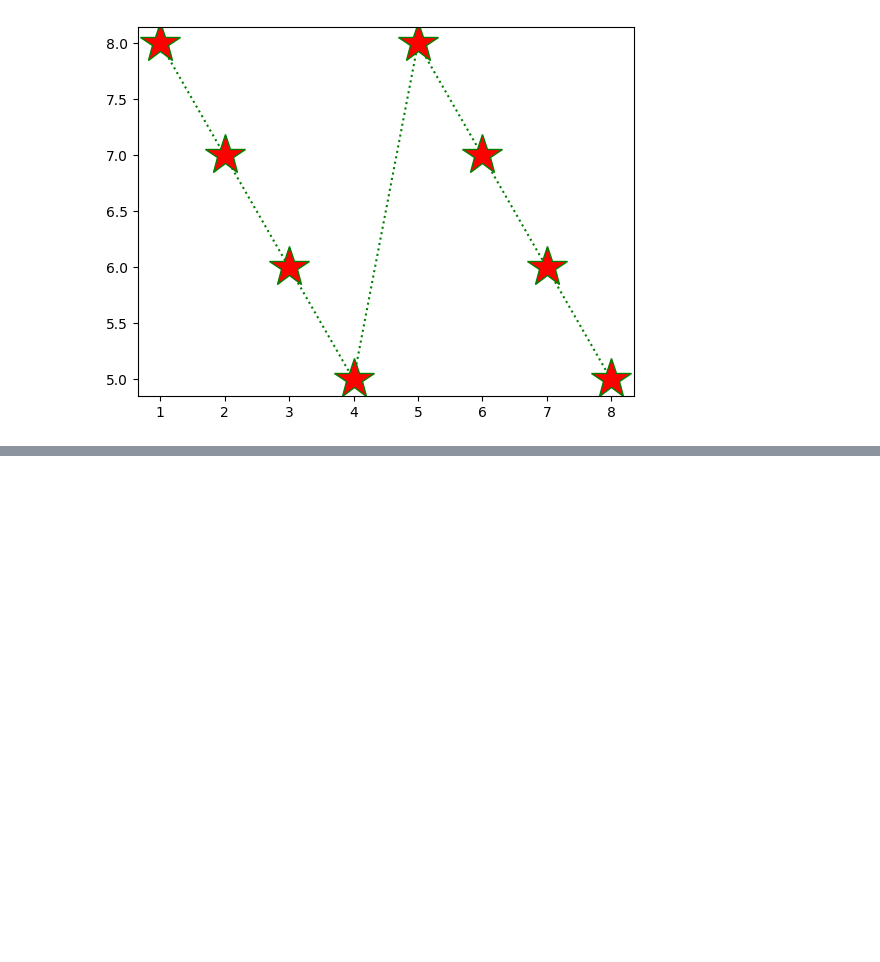
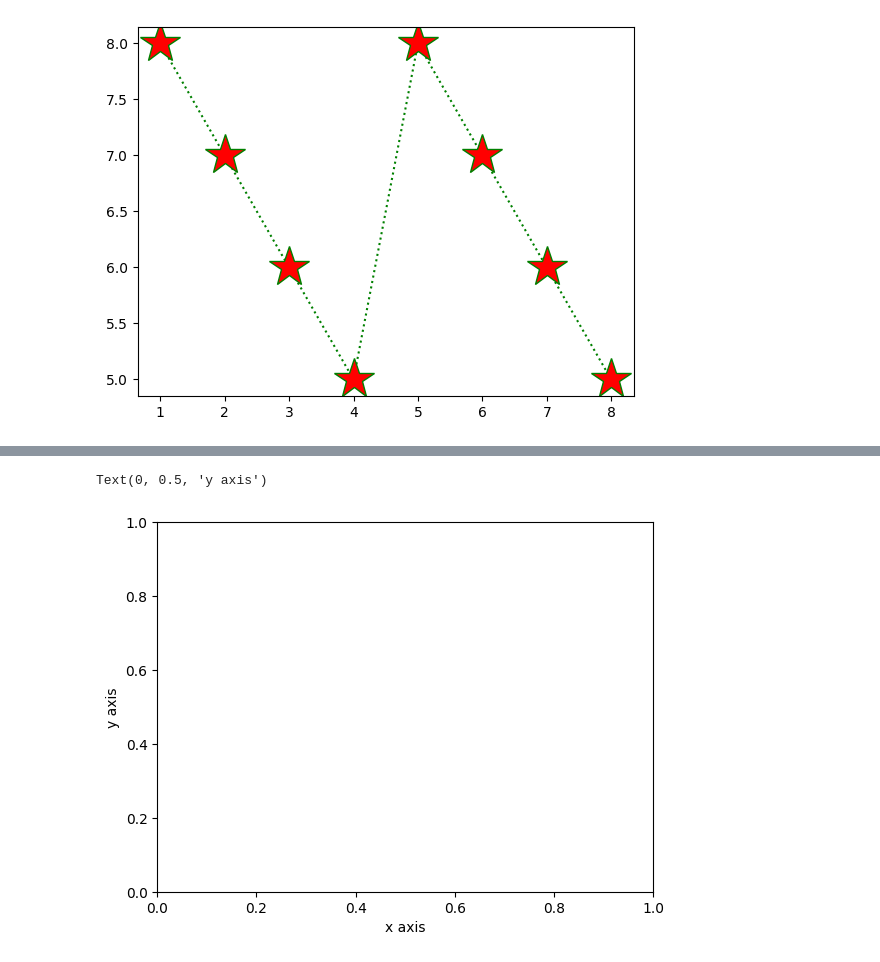
Before and after one commit to sachin09999/data-science, a Jupyter notebook: matplotlib/matplot.ipynb, the cells around one changed output, grey strips where cells are left out. Cells and saved outputs as stored; diff of their text form; code cells hidden in the pictures; blank space fills up the shorter version.

```diff
--- a/matplotlib/matplot.ipynb
+++ b/matplotlib/matplot.ipynb
@@ -42,0 +49,6 @@ plt.plot(a,b,color='g',ms=30,marker='*',mfc='r',ls='dotted')
+# %%
+plt.xlabel("x axis")
+plt.ylabel("y axis")
+# %% [output]
+Text(0, 0.5, 'y axis')
+[figure, added]
```
Also changed, not shown: parts of 1 cell of this notebook.
